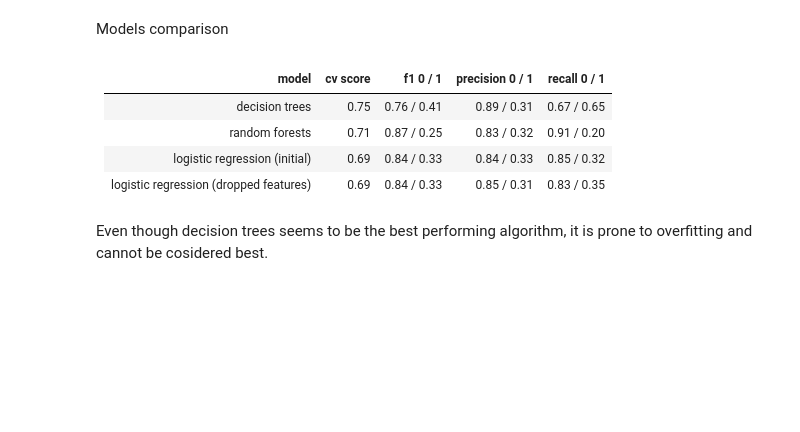
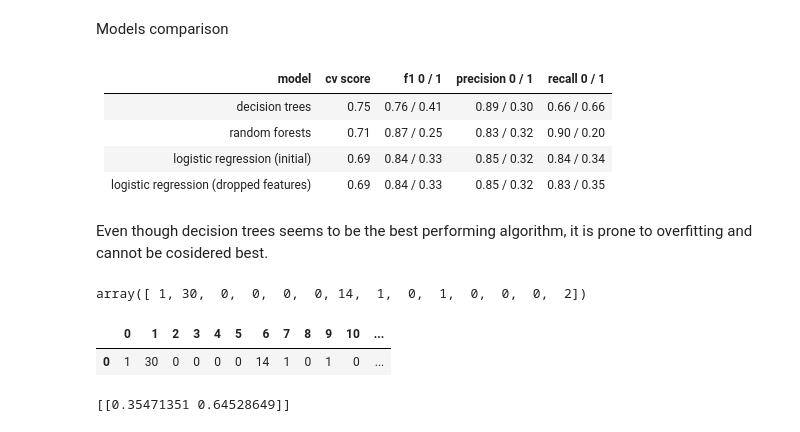
Before and after one commit to hussein073/Medical_Appointment_No_Show, a Jupyter notebook: index_part_2.ipynb, the cells around one changed output. Cells and saved outputs as stored; diff of their text form; code cells hidden in the pictures; blank space fills up the shorter version.

```diff
--- a/index.ipynb
+++ b/index_part_2.ipynb
@@ -771,9 +796,24 @@ Models comparison
 # %% [markdown]
 | **model**  |  **cv score** |**f1 0 / 1**| **precision 0 / 1**  |**recall 0 / 1**   |
 |---|---|---|---|---|
-| decision trees  |  0.75 | 0.76 / 0.41  | 0.89 / 0.31  |  0.67 / 0.65 |
-| random forests  | 0.71  | 0.87 / 0.25  | 0.83 / 0.32  |  0.91 / 0.20 |
-|  logistic regression (initial) | 0.69  | 0.84 / 0.33  |  0.84 / 0.33 |  0.85 / 0.32 |
-|  logistic regression (dropped features) | 0.69 | 0.84 / 0.33  |  0.85 / 0.31 |  0.83 / 0.35 |
+| decision trees  |  0.75 | 0.76 / 0.41  | 0.89 / 0.30  |  0.66 / 0.66 |
+| random forests  | 0.71  | 0.87 / 0.25  | 0.83 / 0.32  |  0.90 / 0.20 |
+|  logistic regression (initial) | 0.69  | 0.84 / 0.33  |  0.85 / 0.32 |  0.84 / 0.34 |
+|  logistic regression (dropped features) | 0.69 | 0.84 / 0.33  |  0.85 / 0.32 |  0.83 / 0.35 |
 # %% [markdown]
 Even though decision trees seems to be the best performing algorithm, it is prone to overfitting and cannot be cosidered best.
+# %%
+## Simulate scenario for 1 person:
+
+
+mario = (1, 30, 0, 0, 0, 0, 14, 1, 0, 1, 0, 0, 0, 2)
+m = np.array(mario)
+m
+# %% [output]
+array([ 1, 30,  0,  0,  0,  0, 14,  1,  0,  1,  0,  0,  0,  2])
+# %%
+m_df = pd.DataFrame(m).T
+m_df
+# %% [output]
+|  | 0 | 1 | 2 | 3 | 4 | 5 | 6 | 7 | 8 | 9 | 10 | ... |
+| 0 | 1 | 30 | 0 | 0 | 0 | 0 | 14 | 1 | 0 | 1 | 0 | ... |
@@ -779,0 +822,4 @@ Even though decision trees seems to be the best performing algorithm, it is pron
+# %%
+print(noshow_mario)
+# %% [output]
+[[0.35471351 0.64528649]]
```
Also changed, not shown: parts of 24 cells of this notebook, 1 other file.
